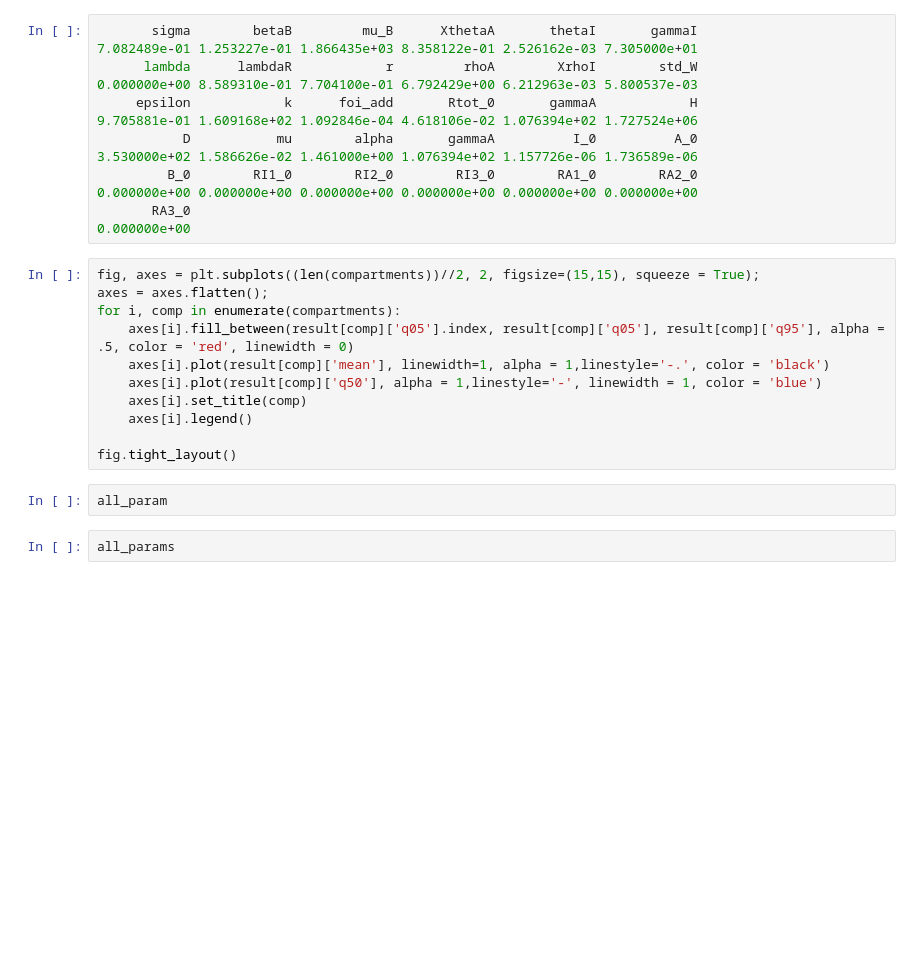
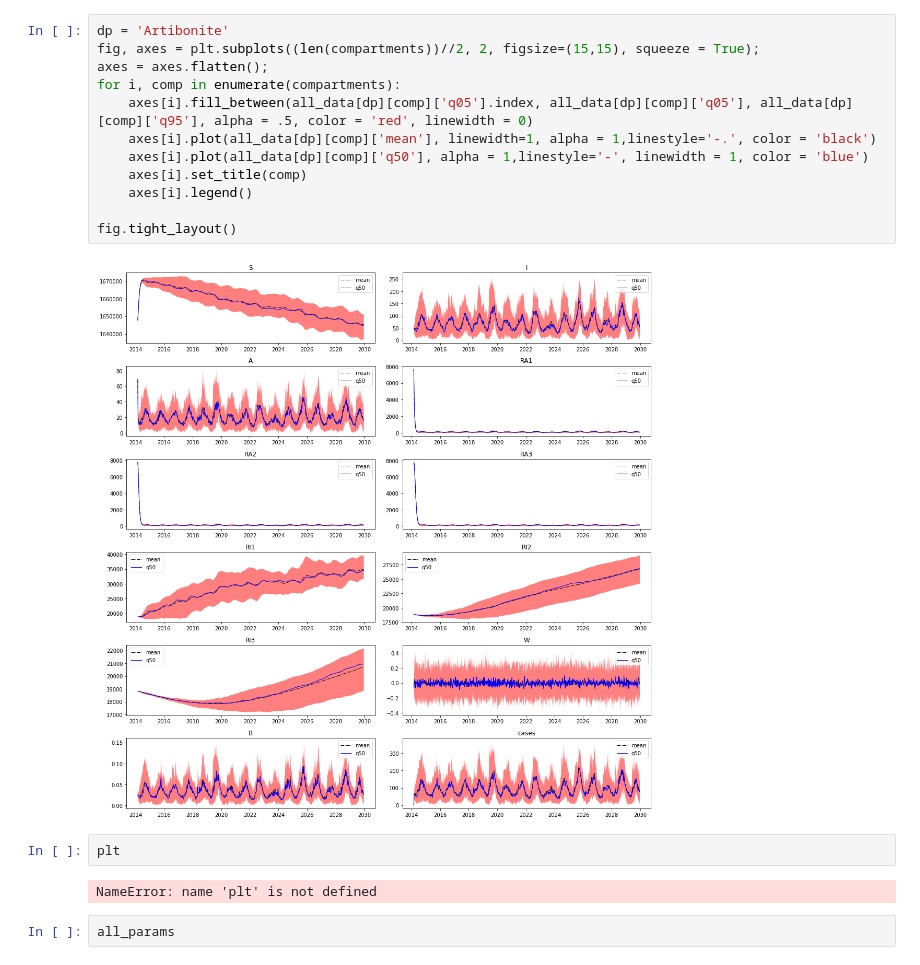
Before and after one commit to jcblemai/haiti-mass-ocv-campaign, a Jupyter notebook: forecast.ipynb, the cells around one changed output. Saved outputs shown, nothing was run; the diff lists cells and outputs as text; blank space fills up the shorter version.

```diff
--- a/forecast.ipynb
+++ b/forecast.ipynb
@@ -125,28 +161,20 @@ fig.tight_layout()
-# %%
-       sigma        betaB         mu_B      XthetaA       thetaI       gammaI
-7.082489e-01 1.253227e-01 1.866435e+03 8.358122e-01 2.526162e-03 7.305000e+01
-      lambda      lambdaR            r         rhoA        XrhoI        std_W
-0.000000e+00 8.589310e-01 7.704100e-01 6.792429e+00 6.212963e-03 5.800537e-03
-     epsilon            k      foi_add       Rtot_0       gammaA            H
-9.705881e-01 1.609168e+02 1.092846e-04 4.618106e-02 1.076394e+02 1.727524e+06
-           D           mu        alpha       gammaA          I_0          A_0
-3.530000e+02 1.586626e-02 1.461000e+00 1.076394e+02 1.157726e-06 1.736589e-06
-         B_0        RI1_0        RI2_0        RI3_0        RA1_0        RA2_0
-0.000000e+00 0.000000e+00 0.000000e+00 0.000000e+00 0.000000e+00 0.000000e+00
-       RA3_0
-0.000000e+00
 # %%
+dp = 'Artibonite'
 fig, axes = plt.subplots((len(compartments))//2, 2, figsize=(15,15), squeeze = True);
 axes = axes.flatten();
 for i, comp in enumerate(compartments):
-    axes[i].fill_between(result[comp]['q05'].index, result[comp]['q05'], result[comp]['q95'], alpha = .5, color = 'red', linewidth = 0)
-    axes[i].plot(result[comp]['mean'], linewidth=1, alpha = 1,linestyle='-.', color = 'black')
-    axes[i].plot(result[comp]['q50'], alpha = 1,linestyle='-', linewidth = 1, color = 'blue')
+    axes[i].fill_between(all_data[dp][comp]['q05'].index, all_data[dp][comp]['q05'], all_data[dp][comp]['q95'], alpha = .5, color = 'red', linewidth = 0)
+    axes[i].plot(all_data[dp][comp]['mean'], linewidth=1, alpha = 1,linestyle='-.', color = 'black')
+    axes[i].plot(all_data[dp][comp]['q50'], alpha = 1,linestyle='-', linewidth = 1, color = 'blue')
     axes[i].set_title(comp)
     axes[i].legend()
 
 fig.tight_layout()
+# %% [output]
+[figure, added]
-# %%
-all_param
+# %%
+plt
+# %% [output]
+NameError: name 'plt' is not defined
 # %%
 all_params
```
Also changed, not shown: parts of 3 cells of this notebook, 4 other files.
